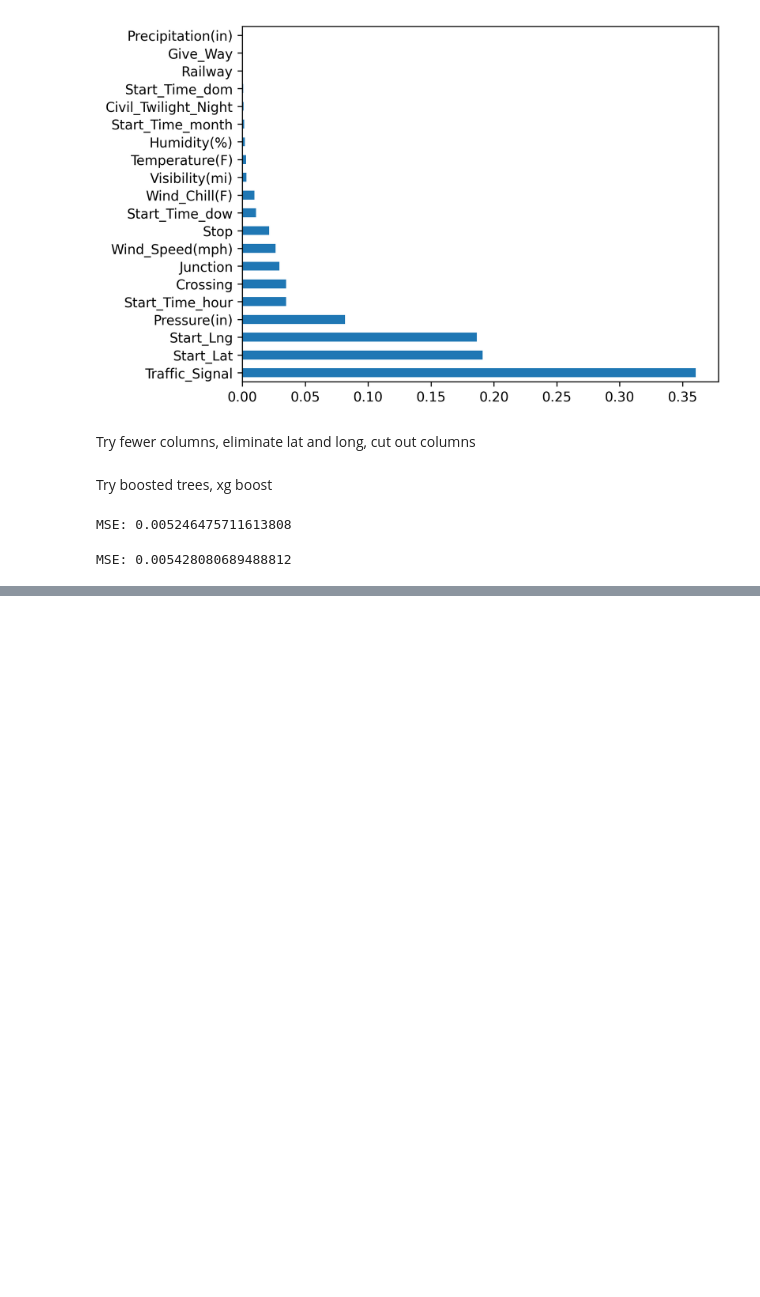
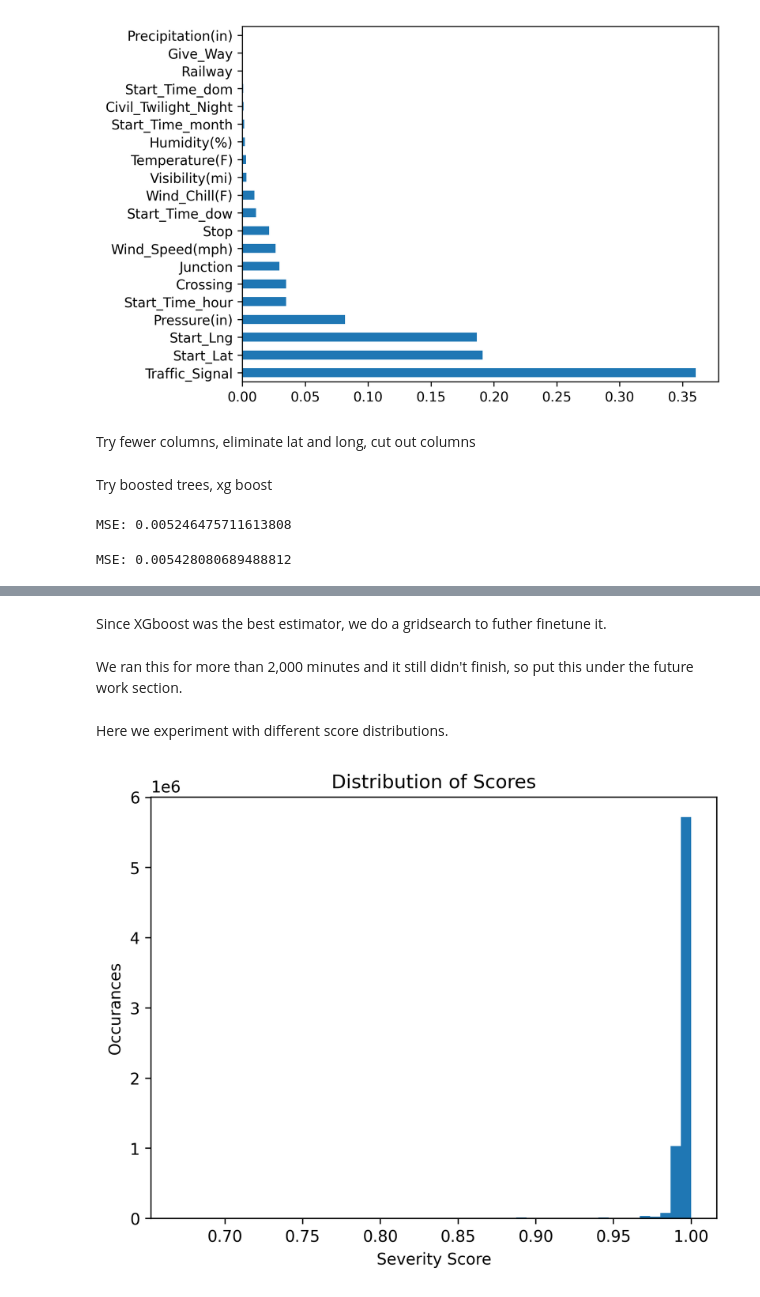
Before and after one commit to Jaredwinn77/Math-302-project, a Jupyter notebook: data.ipynb, the cells around one changed output, grey strips where cells are left out. Drawn from its saved outputs; the diff is of its cells as text; code cells hidden in the pictures; blank space fills up the shorter version.

```diff
--- a/data.ipynb
+++ b/data.ipynb
@@ -705,0 +616,2 @@ MSE: 0.005009343465325253
+# %% [markdown]
+Since XGboost was the best estimator, we do a gridsearch to futher finetune it.
@@ -705,0 +633,30 @@ MSE: 0.005009343465325253
+# %% [markdown]
+We ran this for more than 2,000 minutes and it still didn't finish, so put this under the future work section.
+# %% [markdown]
+Here we experiment with different score distributions.
+# %%
+# Now we load the cleaned data checkpoint
+path = "Cleaned.csv"
+# Note that the datset is very large, as such execution of this cell can take some time.
+# But its much faster than the full version
+data = pd.read_csv(path)
+df = data
+df = df.drop(columns = ["Weather_Condition", "Weather_Timestamp"])
+df['Start_Time'] = pd.to_datetime(df['Start_Time'])
+df['End_Time']   = pd.to_datetime(df['End_Time'])
+df['Total_Time'] = df['End_Time'] - df['Start_Time']
+df = df.drop(columns=['End_Time'])
+# Calculate the weighted score
+df['Total_Time'] = df['Total_Time'].dt.total_seconds() / 3600
+df['score'] = df["Severity"]**2 * (1*df['Distance(mi)'] + 10*df['Total_Time'])
+# We next normalize it
+df['score'] = np.tanh(np.log1p(df['score']))**2
+# Now we drop the columns we used to make it
+df = df.drop(columns=['Total_Time', 'Severity','Distance(mi)' ])
+plt.hist(df['score'], bins=50)
+plt.title("Distribution of Scores")
+plt.ylabel("Occurances")
+plt.xlabel('Severity Score')
+plt.show()
+# %% [output]
+[figure, added]
```
Also changed, not shown: parts of 22 cells of this notebook.
